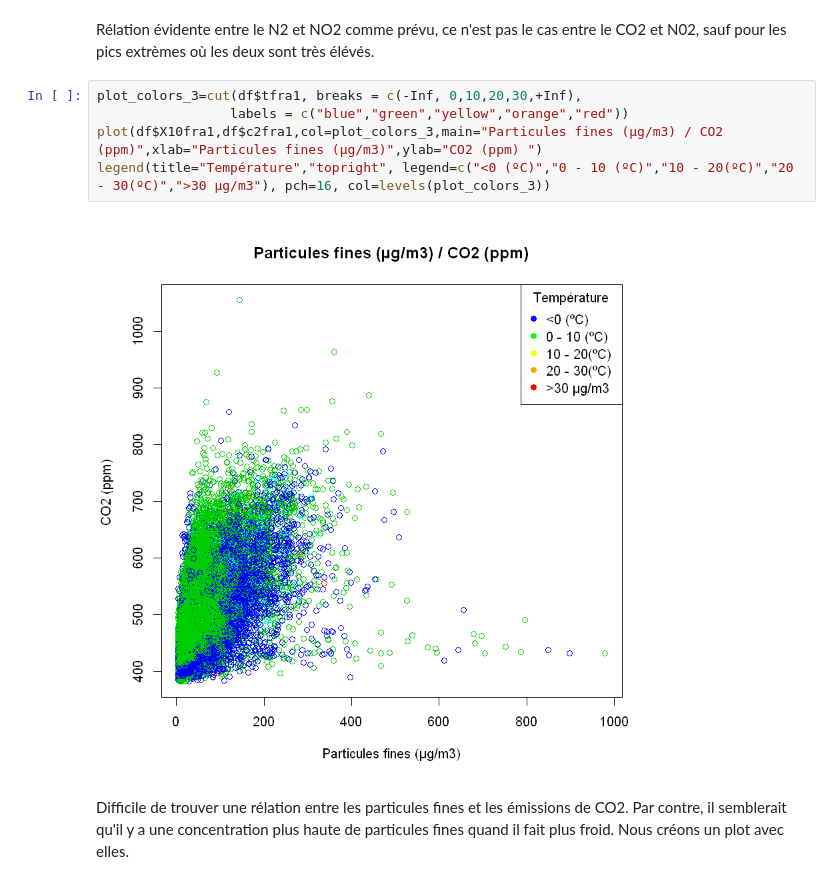
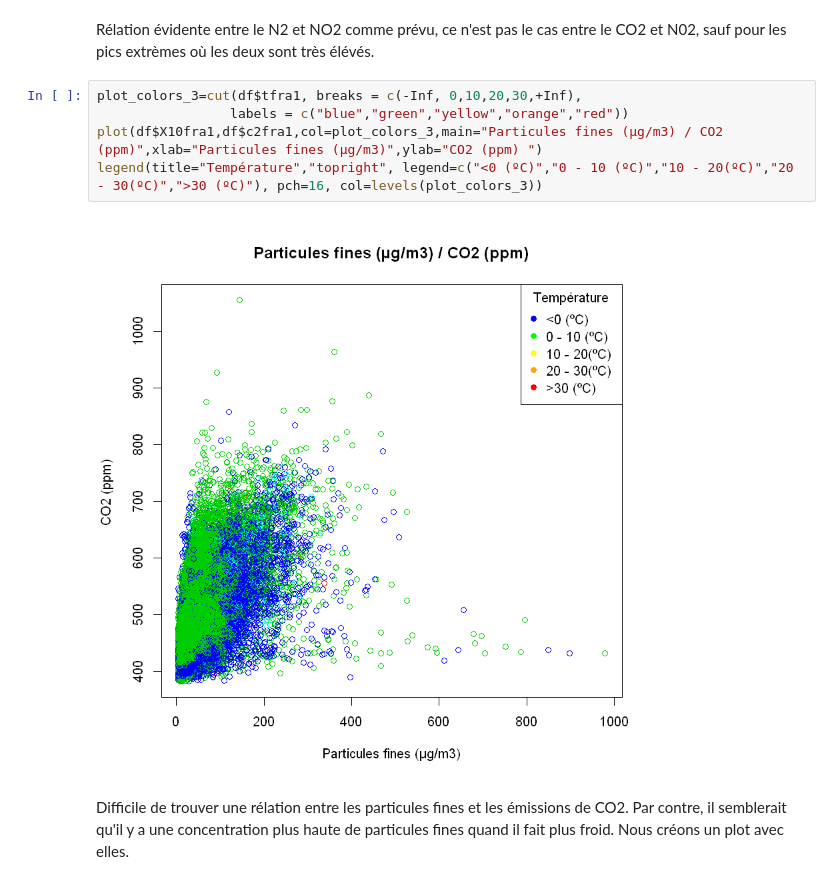
Before and after one commit to jaimecruzdev/metroqualitedelair, a Jupyter notebook: Code/Exploration des donnes/Explore RATP qair Roosevelt.ipynb, the cells around one changed output. Cells and saved outputs as stored; diff of their text form.

```diff
--- a/Code/Exploration des donnes/Explore RATP qair Roosevelt.ipynb
+++ b/Code/Exploration des donnes/Explore RATP qair Roosevelt.ipynb
@@ -339,10 +321,10 @@ Rélation évidente entre le N2 et NO2 comme prévu, ce n'est pas le cas entre l
 # %%
 plot_colors_3=cut(df$tfra1, breaks = c(-Inf, 0,10,20,30,+Inf),
                  labels = c("blue","green","yellow","orange","red"))
 plot(df$X10fra1,df$c2fra1,col=plot_colors_3,main="Particules fines (μg/m3) / CO2 (ppm)",xlab="Particules fines (μg/m3)",ylab="CO2 (ppm) ")
-legend(title="Température","topright", legend=c("<0 (ºC)","0 - 10 (ºC)","10 - 20(ºC)","20 - 30(ºC)",">30 μg/m3"), pch=16, col=levels(plot_colors_3))
+legend(title="Température","topright", legend=c("<0 (ºC)","0 - 10 (ºC)","10 - 20(ºC)","20 - 30(ºC)",">30 (ºC)"), pch=16, col=levels(plot_colors_3))
 # %% [output]
-[figure, old version]
+[figure, new version]
 # %% [markdown]
 Difficile de trouver une rélation entre les particules fines et les émissions de CO2. Par contre, il semblerait qu'il y a une concentration plus haute de particules fines quand il fait plus froid. Nous créons un plot avec elles.
 # %%
```
Also changed, not shown: parts of 2 cells of this notebook, 2 other files.
